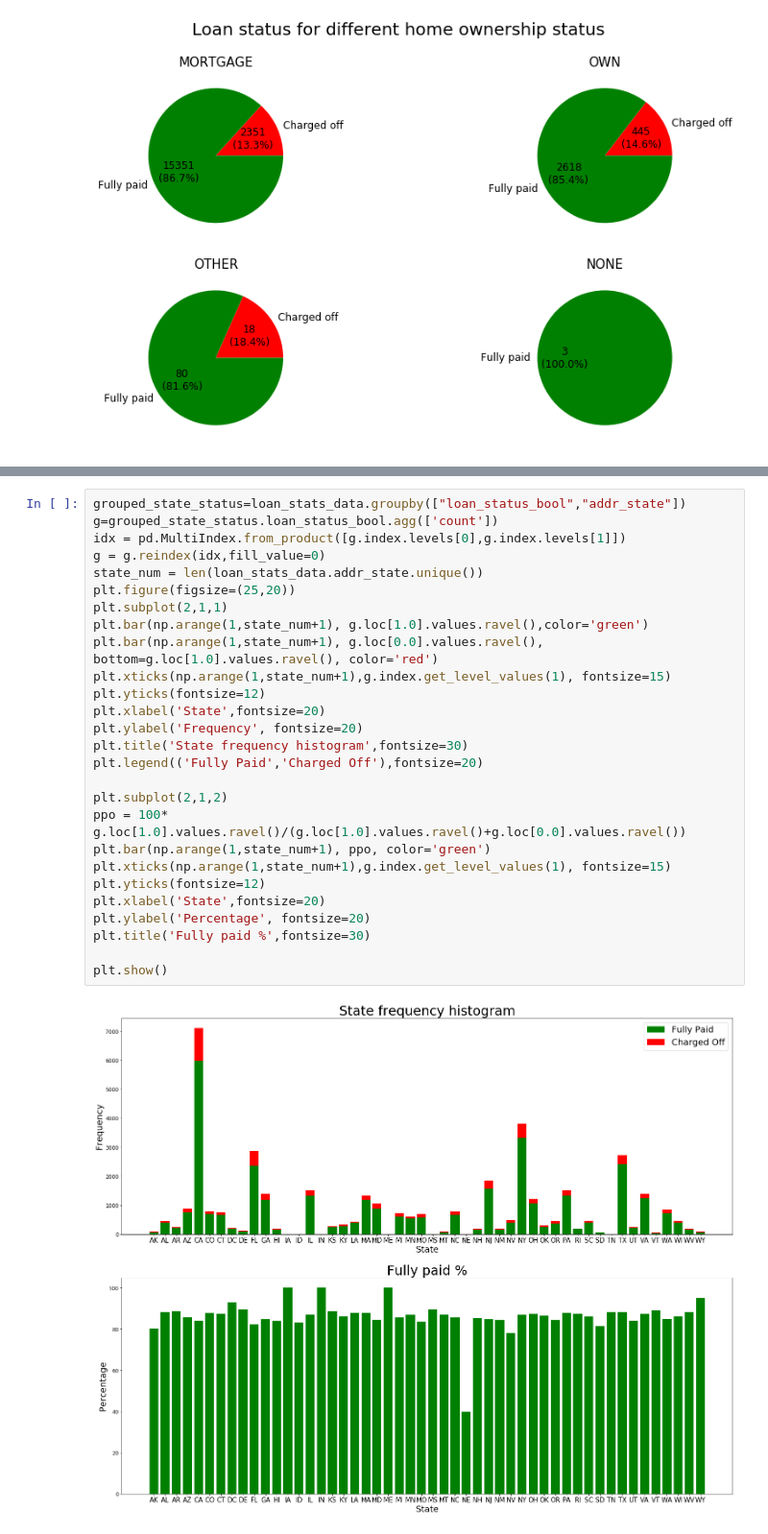
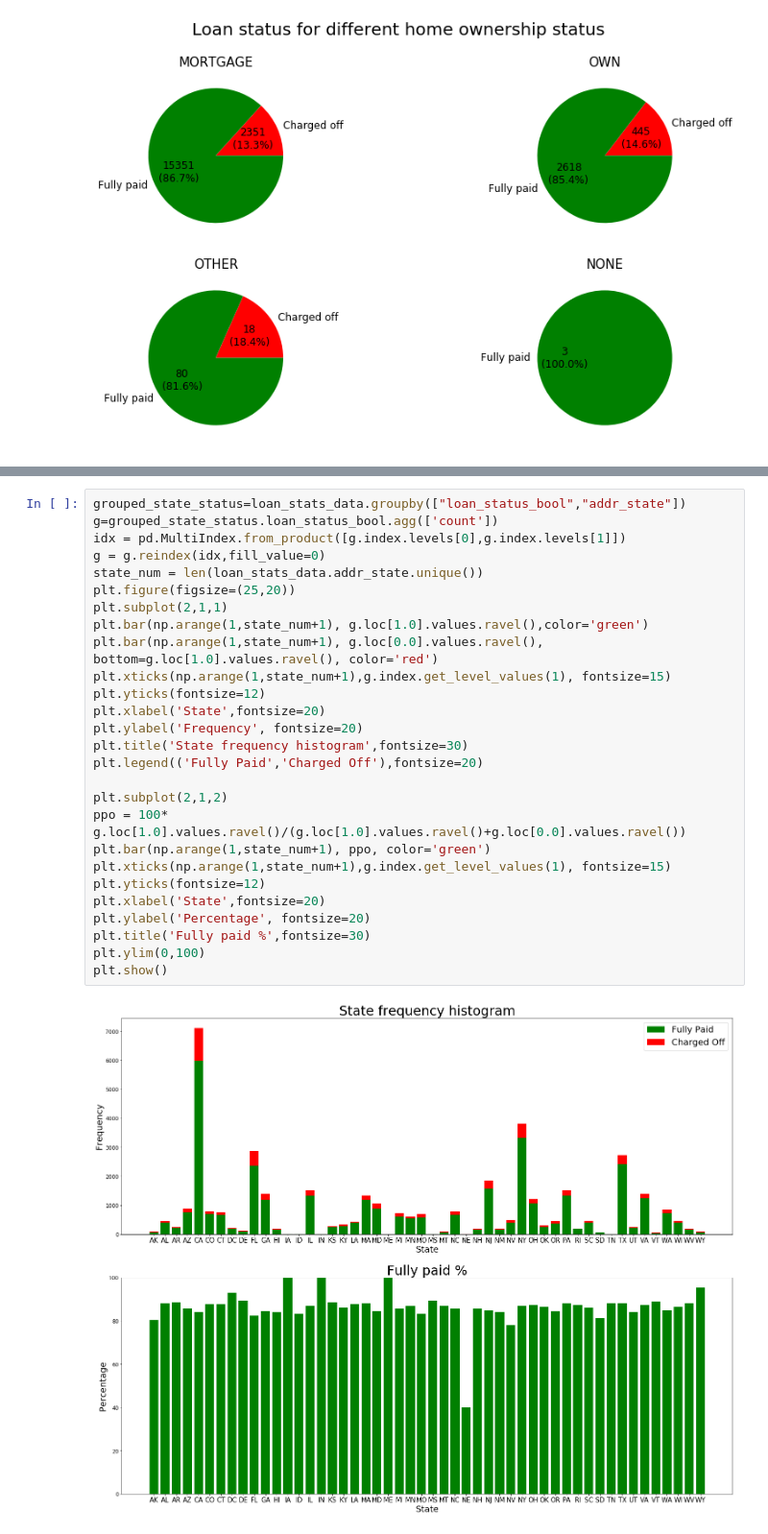
Before and after one commit to HilaGast/ml_final_ex, a Jupyter notebook: ML report Omri & Hila.ipynb, the cells around one changed output, grey strips where cells are left out. Shown at 96% size. Drawn from its saved outputs; the diff is of its cells as text.

```diff
--- a/ML report Omri & Hila.ipynb
+++ b/ML report Omri & Hila.ipynb
@@ -319,29 +323,29 @@ plt.show()
 # %%
 grouped_state_status=loan_stats_data.groupby(["loan_status_bool","addr_state"])
 g=grouped_state_status.loan_status_bool.agg(['count'])
 idx = pd.MultiIndex.from_product([g.index.levels[0],g.index.levels[1]])
 g = g.reindex(idx,fill_value=0)
 state_num = len(loan_stats_data.addr_state.unique())
 plt.figure(figsize=(25,20))
 plt.subplot(2,1,1)
 plt.bar(np.arange(1,state_num+1), g.loc[1.0].values.ravel(),color='green')
 plt.bar(np.arange(1,state_num+1), g.loc[0.0].values.ravel(), bottom=g.loc[1.0].values.ravel(), color='red')
 plt.xticks(np.arange(1,state_num+1),g.index.get_level_values(1), fontsize=15)
 plt.yticks(fontsize=12)
 plt.xlabel('State',fontsize=20)
 plt.ylabel('Frequency', fontsize=20)
 plt.title('State frequency histogram',fontsize=30)
 plt.legend(('Fully Paid','Charged Off'),fontsize=20)
 
 plt.subplot(2,1,2)
 ppo = 100* g.loc[1.0].values.ravel()/(g.loc[1.0].values.ravel()+g.loc[0.0].values.ravel())
 plt.bar(np.arange(1,state_num+1), ppo, color='green')
 plt.xticks(np.arange(1,state_num+1),g.index.get_level_values(1), fontsize=15)
 plt.yticks(fontsize=12)
 plt.xlabel('State',fontsize=20)
 plt.ylabel('Percentage', fontsize=20)
 plt.title('Fully paid %',fontsize=30)
-
+plt.ylim(0,100)
 plt.show()
 # %% [output]
-[figure, old version]
+[figure, new version]
```
Also changed, not shown: parts of 7 cells of this notebook, 1 other file.
